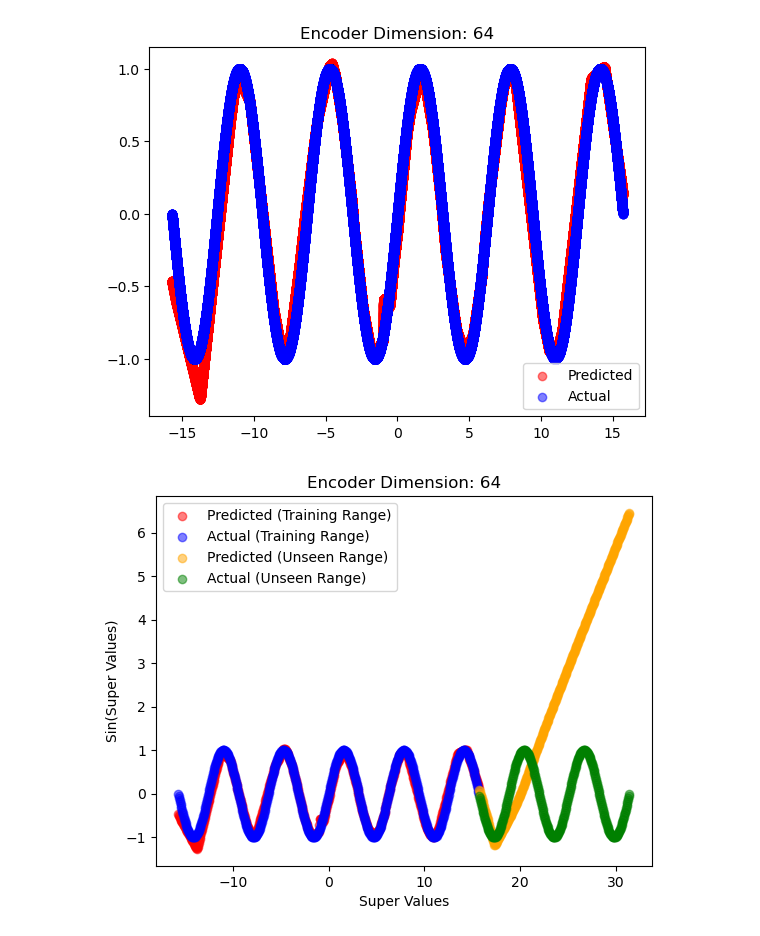
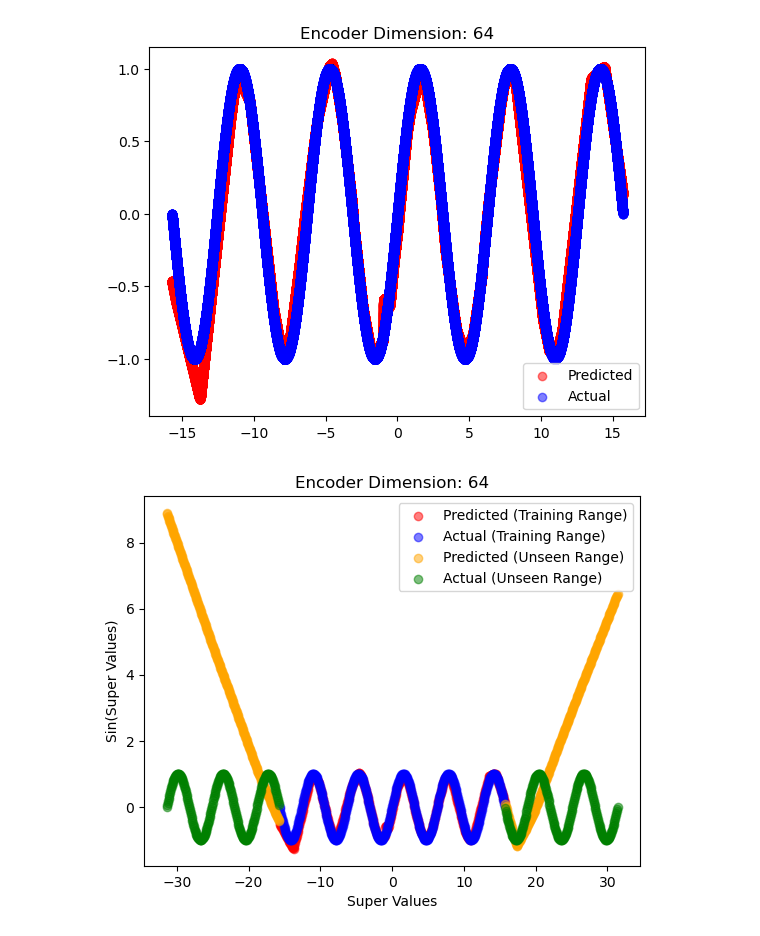
Before and after one commit to codec-lab/LQR_Research, a Jupyter notebook: Proof_Of_Concept/Proof_of_concept.ipynb, the cells around one changed output. Drawn from its saved outputs; the diff is of its cells as text; code cells hidden in the pictures.

```diff
--- a/Proof_Of_Concept/Proof_of_concept.ipynb
+++ b/Proof_Of_Concept/Proof_of_concept.ipynb
@@ -114,7 +114,7 @@ def train_model(epochs=2000,enc_dim=4):
             lqr_x_prime, x_prime_expanded, xx = model(x)
             test_predictions.append(lqr_x_prime)
     #save model
-    torch.save(model.state_dict(), f'encoder_dim_{enc_dim}.pt')
+    torch.save(model.state_dict(), f'models/encoder_dim_{enc_dim}.pt')
     #scatter
     plt.scatter(test_data[:, 0], test_predictions, c='r', alpha=0.5)
     plt.scatter(test_data[:, 0], test_data[:, 1], c='b',alpha=0.5)
@@ -122,7 +122,7 @@ def train_model(epochs=2000,enc_dim=4):
     plt.title(f'Encoder Dimension: {enc_dim}')
     plt.show()
     #save plot
-    plt.savefig(f'encoder_dim_{enc_dim}.png')
+    plt.savefig(f'images/encoder_dim_{enc_dim}.png')
     return model
 # %%
 enc_dims = [1, 2, 4, 8, 16,32,64,128]
@@ -287,13 +287,13 @@ plt.show()
 # %%
 
 # Generate the data
-super_values = torch.linspace(-5 * np.pi, 10 * np.pi, 1000).unsqueeze(1)
+super_values = torch.linspace(-10 * np.pi, 10 * np.pi, 1000).unsqueeze(1)
 all_next_super_values = torch.sin(super_values)
 super_data = torch.cat((super_values, all_next_super_values), dim=1)
 
 # Split data into ranges
 range_1_mask = (super_values.squeeze() >= -5 * np.pi) & (super_values.squeeze() <= 5 * np.pi)
-range_2_mask = (super_values.squeeze() > 5 * np.pi)
+range_2_mask = (super_values.squeeze() > 5 * np.pi) | (super_values.squeeze() < -5 * np.pi)
 
 range_1_values = super_values[range_1_mask]
 range_1_actual = all_next_super_values[range_1_mask]
@@ -310,31 +310,31 @@ test_predictions = torch.tensor(test_predictions)
 # Scatter plot
 plt.scatter(
     range_1_values,
     test_predictions[range_1_mask],
     c='r', alpha=0.5, label="Predicted (Training Range)"
 )
 plt.scatter(
     range_1_values,
     range_1_actual,
     c='b', alpha=0.5, label="Actual (Training Range)"
 )
 
 plt.scatter(
     range_2_values,
     test_predictions[range_2_mask],
     c='orange', alpha=0.5, label="Predicted (Unseen Range)"
 )
 plt.scatter(
     range_2_values,
     range_2_actual,
     c='green', alpha=0.5, label="Actual (Unseen Range)"
 )
 
 # Add legend and labels
 plt.legend()
 plt.title(f'Encoder Dimension: {64}')
 plt.xlabel('Super Values')
 plt.ylabel('Sin(Super Values)')
 plt.show()
 # %% [output]
-[figure, old version]
+[figure, new version]
```
Also changed, not shown: 10 other files.
